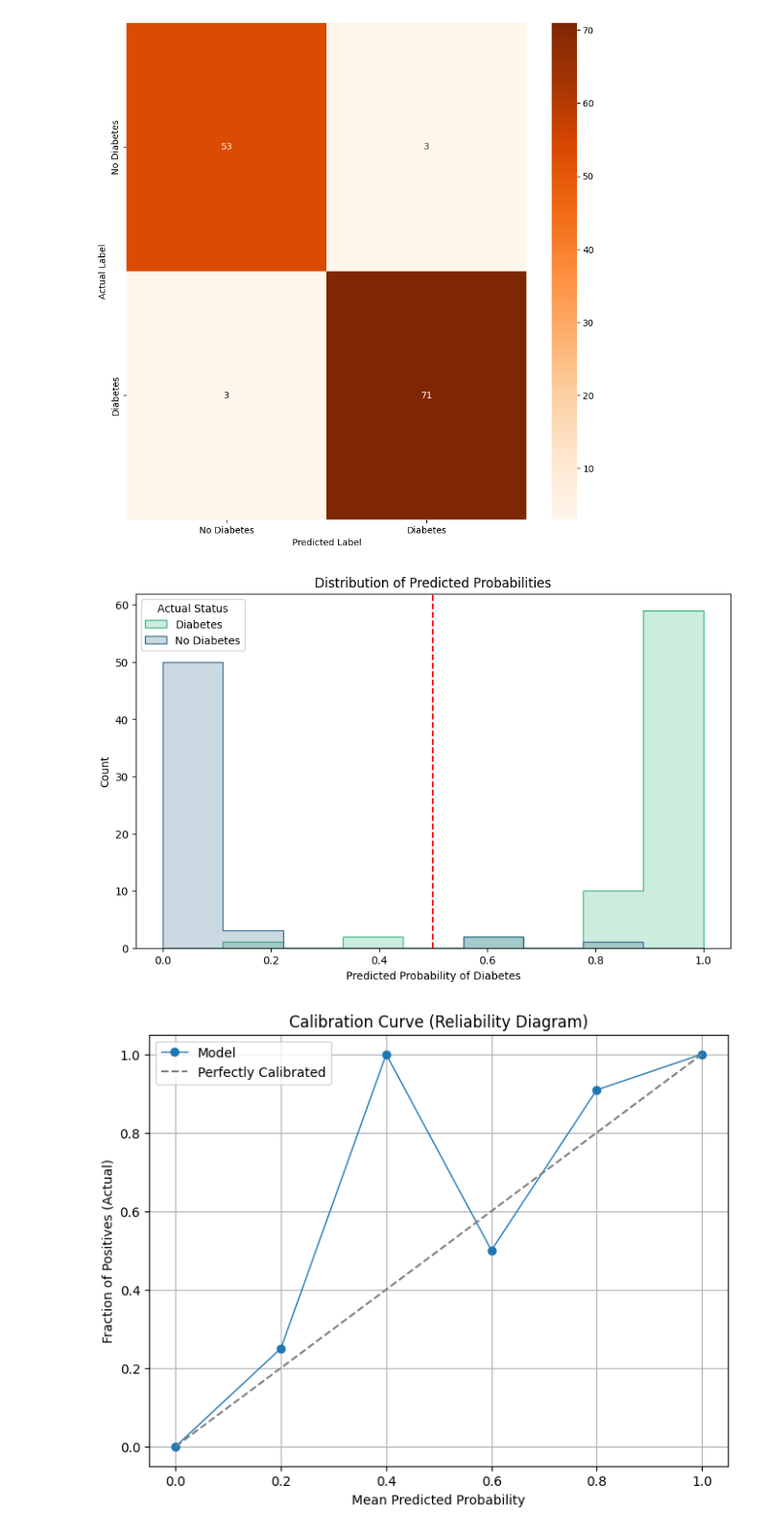
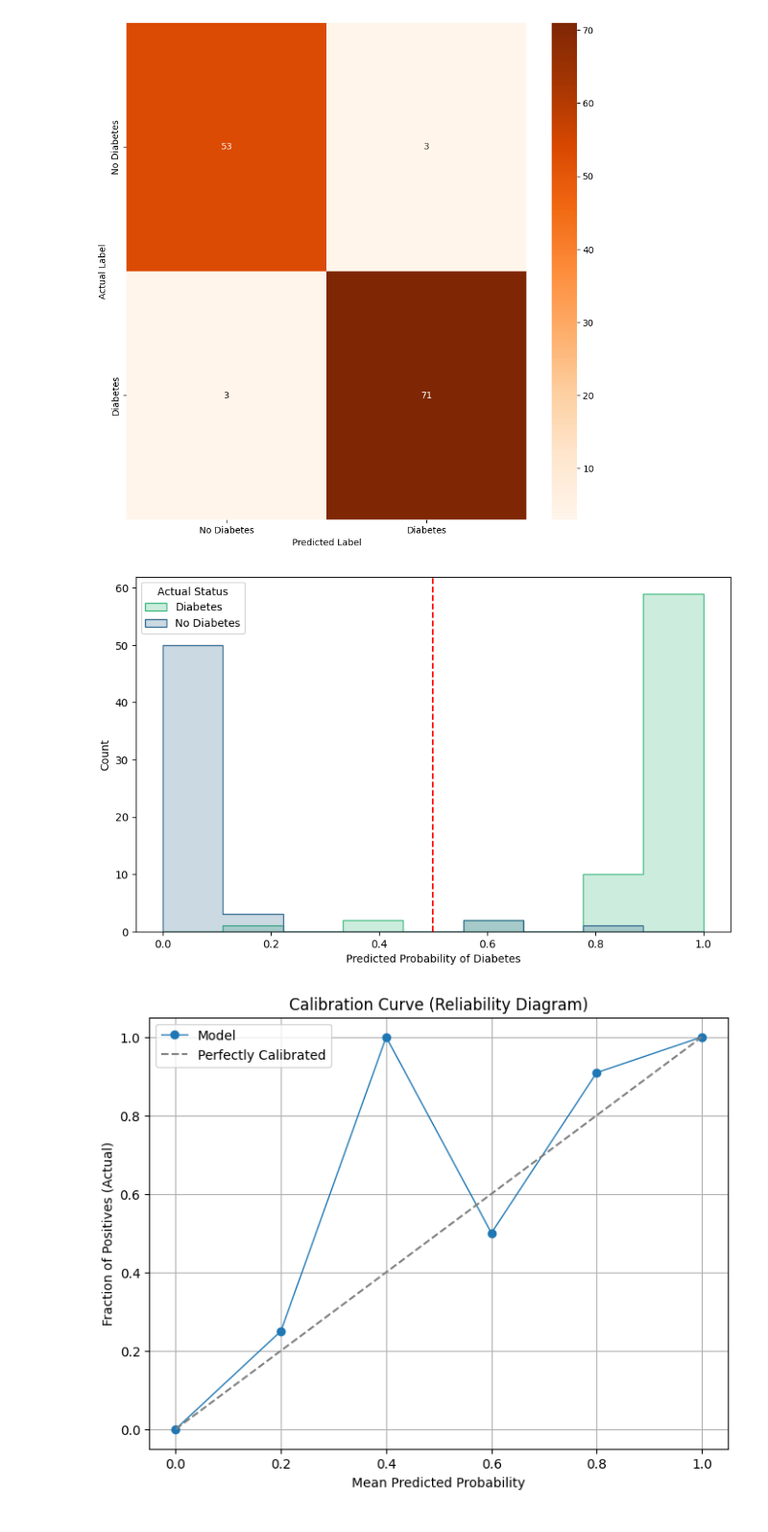
Before and after one commit to lareadeola/Research, a Jupyter notebook: Diabetes_Model_using_KNN.ipynb, the cells around one changed output. Shown at 96% size. Drawn from its saved outputs; the diff is of its cells as text; code cells hidden in the pictures.

```diff
--- a/Diabetes_Model_using_KNN.ipynb
+++ b/Diabetes_Model_using_KNN.ipynb
@@ -385,20 +385,20 @@ plt.show()
 # %%
 diabetes_probs = classifier.predict_proba(categories_test)[:, 1]
 
 df = pd.DataFrame({'Probability': diabetes_probs, 'Actual': diabetes_test})
 
 plt.figure(figsize=(10, 6))
 # Plotting the distribution for both classes
 sns.histplot(data=df, x='Probability', hue='Actual', element='step', common_norm=False, palette='viridis')
 
 plt.axvline(0.5, color='red', linestyle='--') # The standard 0.5 threshold
-plt.title('Distribution of Predicted Probabilities')
+# plt.title('Distribution of Predicted Probabilities')
 plt.xlabel('Predicted Probability of Diabetes')
 plt.ylabel('Count')
 plt.legend(title='Actual Status', labels=['Diabetes', 'No Diabetes'])
 plt.show()
 # %% [output]
-[figure, old version]
+[figure, new version]
 # %%
 from sklearn.calibration import calibration_curve
 
```
Also changed, not shown: parts of 1 cell of this notebook.
